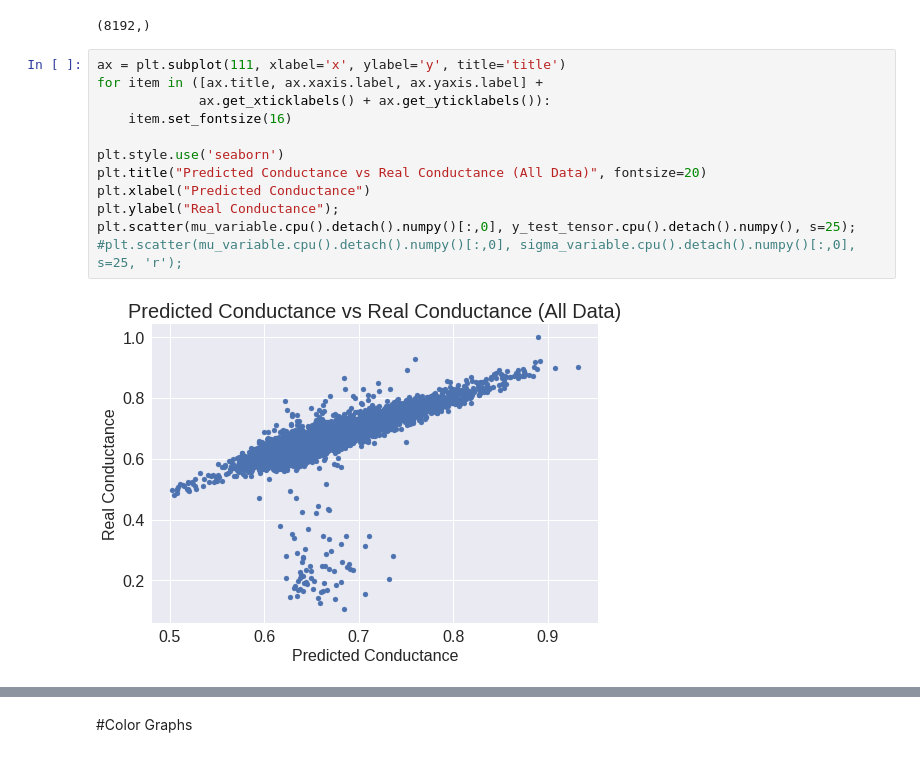
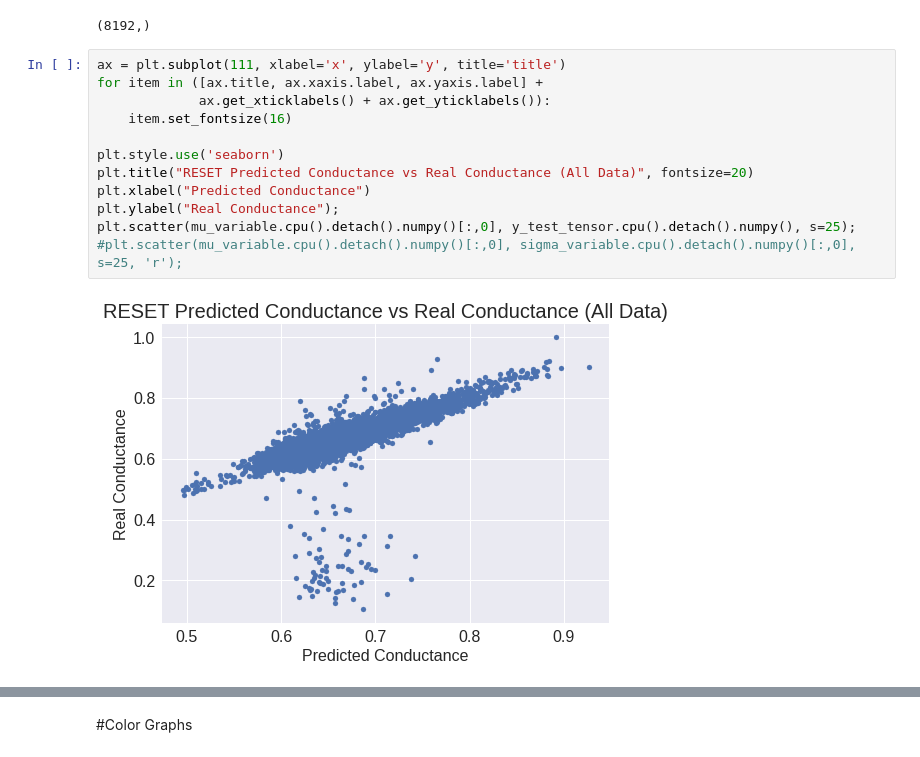
Before and after one commit to AaravWattal/RRAM-Models, a Jupyter notebook: (RESET)_1_12_23_MDN_Visualizations.ipynb, the cells around one changed output, grey strips where cells are left out. Saved outputs shown, nothing was run; the diff lists cells and outputs as text.

Commit message:
fixed errors in graphs

```diff
--- a/(RESET)_1_12_23_MDN_Visualizations.ipynb
+++ b/(RESET)_1_12_23_MDN_Visualizations.ipynb
@@ -370,17 +370,17 @@ sigma_variable.cpu().detach().numpy()[:,0].shape
 # %%
 ax = plt.subplot(111, xlabel='x', ylabel='y', title='title')
 for item in ([ax.title, ax.xaxis.label, ax.yaxis.label] +
              ax.get_xticklabels() + ax.get_yticklabels()):
     item.set_fontsize(16)
 
 plt.style.use('seaborn')
-plt.title("Predicted Conductance vs Real Conductance (All Data)", fontsize=20)
+plt.title("RESET Predicted Conductance vs Real Conductance (All Data)", fontsize=20)
 plt.xlabel("Predicted Conductance")
 plt.ylabel("Real Conductance");
 plt.scatter(mu_variable.cpu().detach().numpy()[:,0], y_test_tensor.cpu().detach().numpy(), s=25);
 #plt.scatter(mu_variable.cpu().detach().numpy()[:,0], sigma_variable.cpu().detach().numpy()[:,0], s=25, 'r');
 # %% [output]
-[figure, old version]
+[figure, new version]
 # %%
 #CORRELATION COEFFICIENT
 import numpy as np
```
Also changed, not shown: parts of 32 cells of this notebook.
